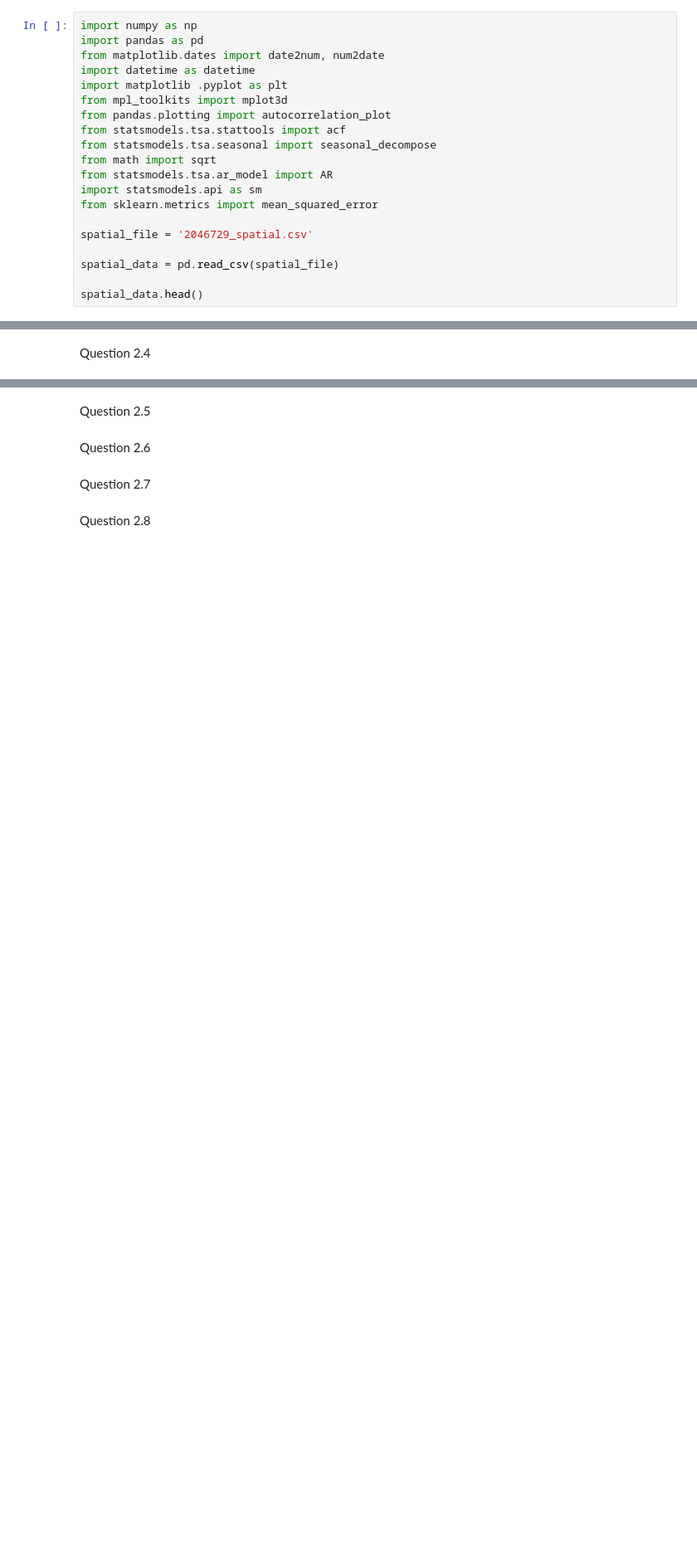
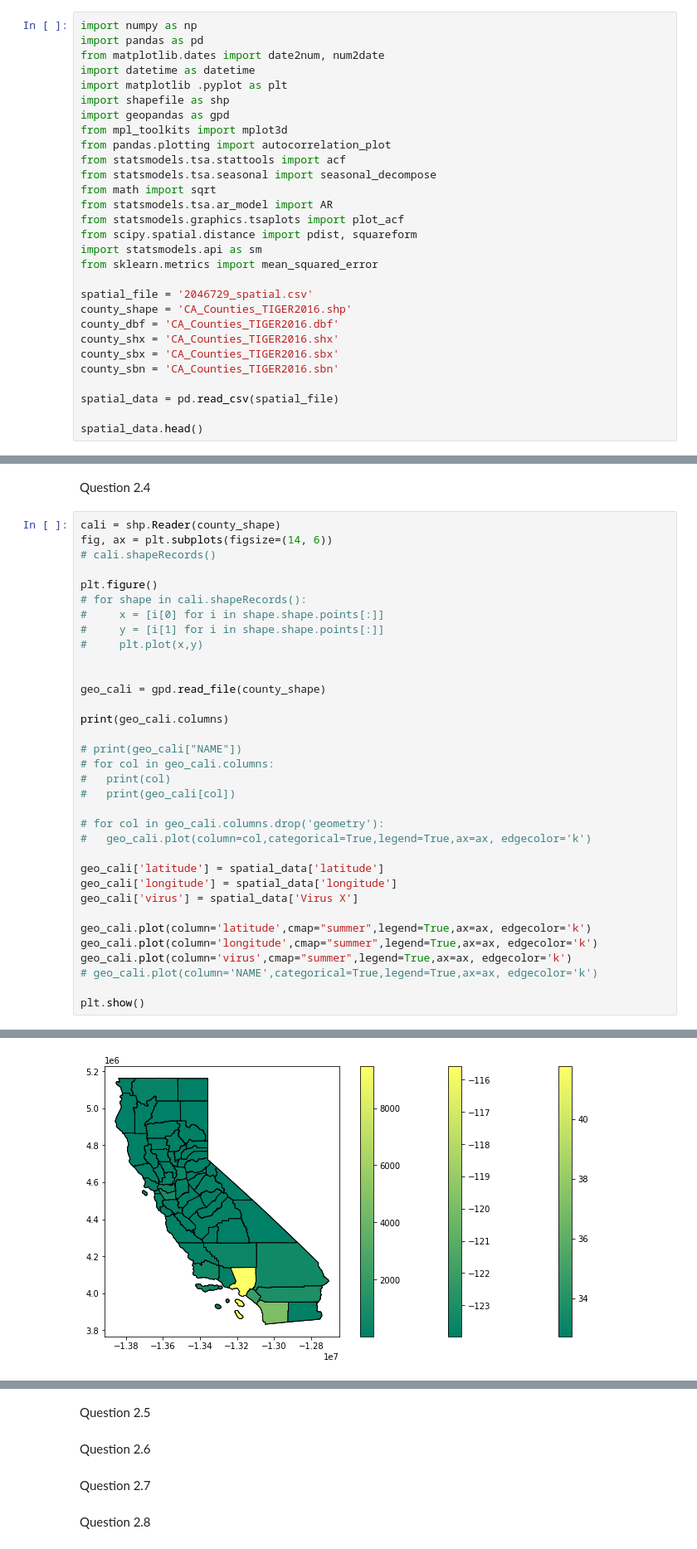
Before and after one commit to bryonie/Spatio_HW, a Jupyter notebook: Bryonie_Spatio_HW.ipynb, the cells around one changed output, grey strips where cells are left out. Shown: that part at 83% size. Cells and saved outputs as stored; diff of their text form; blank space fills up the shorter version.

```diff
--- a/Bryonie_Spatio_HW.ipynb
+++ b/Bryonie_Spatio_HW.ipynb
@@ -23,16 +54,25 @@ import pandas as pd
 from matplotlib.dates import date2num, num2date
 import datetime as datetime
 import matplotlib .pyplot as plt
+import shapefile as shp
+import geopandas as gpd
 from mpl_toolkits import mplot3d
 from pandas.plotting import autocorrelation_plot
 from statsmodels.tsa.stattools import acf
 from statsmodels.tsa.seasonal import seasonal_decompose
 from math import sqrt
 from statsmodels.tsa.ar_model import AR
+from statsmodels.graphics.tsaplots import plot_acf
+from scipy.spatial.distance import pdist, squareform
 import statsmodels.api as sm
 from sklearn.metrics import mean_squared_error
 
 spatial_file = '2046729_spatial.csv'
+county_shape = 'CA_Counties_TIGER2016.shp'
+county_dbf = 'CA_Counties_TIGER2016.dbf'
+county_shx = 'CA_Counties_TIGER2016.shx'
+county_sbx = 'CA_Counties_TIGER2016.sbx'
+county_sbn = 'CA_Counties_TIGER2016.sbn'
 
 spatial_data = pd.read_csv(spatial_file)
 
@@ -142,2 +215,37 @@ Int64Index([], dtype='int64')
 # %% [markdown]
 Question 2.4
+# %%
+cali = shp.Reader(county_shape)
+fig, ax = plt.subplots(figsize=(14, 6))
+# cali.shapeRecords()
+
+plt.figure()
+# for shape in cali.shapeRecords():
+#     x = [i[0] for i in shape.shape.points[:]]
+#     y = [i[1] for i in shape.shape.points[:]]
+#     plt.plot(x,y)
+
+
+geo_cali = gpd.read_file(county_shape)
+
+print(geo_cali.columns)
+
+# print(geo_cali["NAME"])
+# for col in geo_cali.columns:
+#   print(col)
+#   print(geo_cali[col])
+
+# for col in geo_cali.columns.drop('geometry'):
+#   geo_cali.plot(column=col,categorical=True,legend=True,ax=ax, edgecolor='k')
+
+geo_cali['latitude'] = spatial_data['latitude']
+geo_cali['longitude'] = spatial_data['longitude']
+geo_cali['virus'] = spatial_data['Virus X']
+
+geo_cali.plot(column='latitude',cmap="summer",legend=True,ax=ax, edgecolor='k')
+geo_cali.plot(column='longitude',cmap="summer",legend=True,ax=ax, edgecolor='k')
+geo_cali.plot(column='virus',cmap="summer",legend=True,ax=ax, edgecolor='k')
+# geo_cali.plot(column='NAME',categorical=True,legend=True,ax=ax, edgecolor='k')
+
+plt.show()
+# %% [output]
@@ -143,0 +256 @@ Question 2.4
+[figure, added]
```
Also changed, not shown: parts of 6 cells of this notebook.
